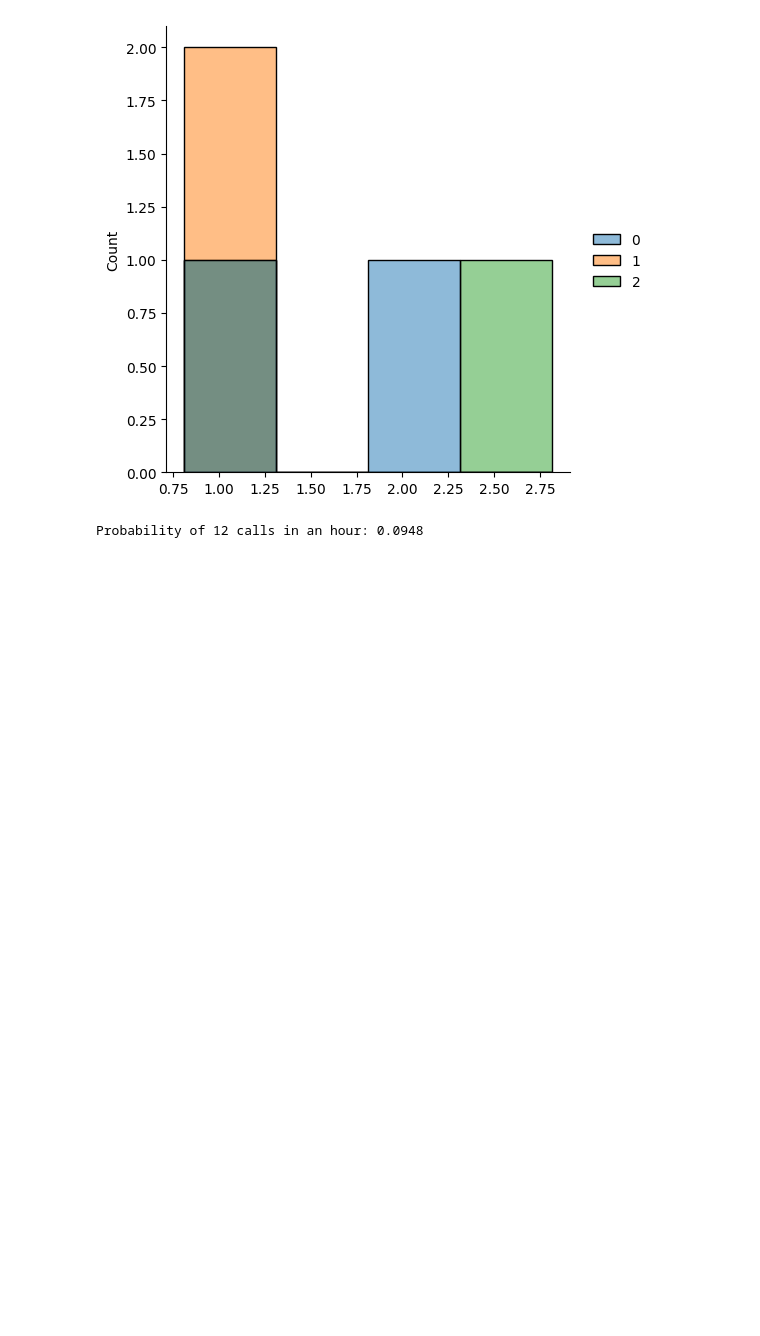
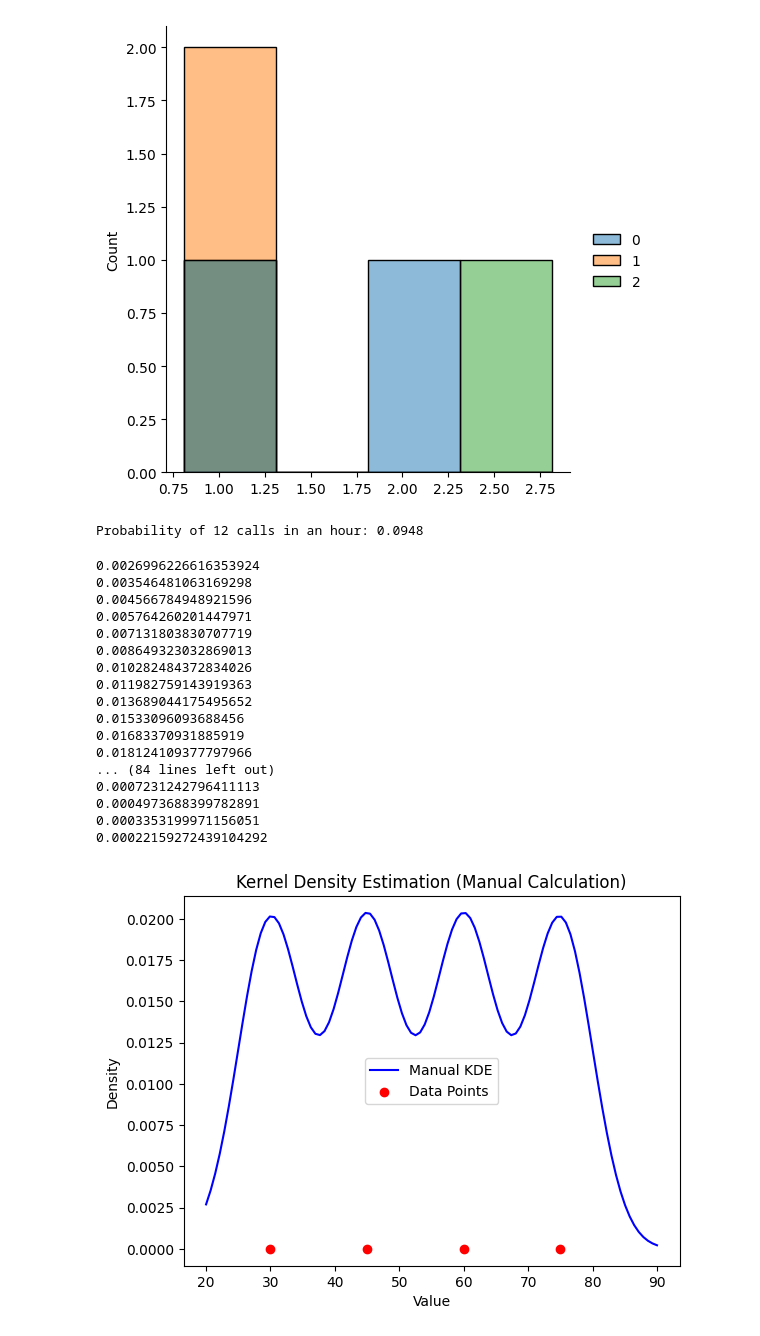
Before and after one commit to dhavalvalaa/Ai_Ml_QB, a Jupyter notebook: numpy/16_06/distibutions.ipynb, the cells around one changed output. Saved outputs shown, nothing was run; the diff lists cells and outputs as text; code cells hidden in the pictures; blank space fills up the shorter version.

```diff
--- a/numpy/16_06/distibutions.ipynb
+++ b/numpy/16_06/distibutions.ipynb
@@ -32,3 +32,61 @@ probability = poisson.pmf(k, lambda_)
 print(f"Probability of 12 calls in an hour: {probability:.4f}")
 # %% [output]
 Probability of 12 calls in an hour: 0.0948
+# %%
+import numpy as np
+import matplotlib.pyplot as plt
+
+# Gaussian Kernel Function
+def gaussian_kernel(x, xi, bandwidth):
+    return (1 / np.sqrt(2 * np.pi)) * np.exp(-0.5 * ((x - xi) / bandwidth) ** 2)
+
+# KDE Function
+def kde_manual(x_values, data, bandwidth):
+    kde_values = np.zeros_like(x_values)
+    n = len(data)
+
+    for i, x in enumerate(x_values):
+        kde_values[i] = np.sum([gaussian_kernel(x, xi, bandwidth) for xi in data]) / (n * bandwidth)
+
+    return kde_values
+
+# Sample Data
+data = np.array([30, 45, 60, 75])
+x_values = np.linspace(20, 90, 100)  # Points to evaluate KDE
+bandwidth = 5  # Adjust bandwidth for smoothness
+
+# Compute KDE
+kde_values = kde_manual(x_values, data, bandwidth)
+
+
+
+for i in kde_values:
+    print(i)
+
+# Plot Results
+plt.plot(x_values, kde_values, label="Manual KDE", color="blue")
+plt.scatter(data, np.zeros_like(data), color="red", label="Data Points", zorder=3)
+plt.xlabel("Value")
+plt.ylabel("Density")
+plt.title("Kernel Density Estimation (Manual Calculation)")
+plt.legend()
+plt.show()
+# %% [output]
+0.0026996226616353924
+0.003546481063169298
+0.004566784948921596
+0.005764260201447971
+0.007131803830707719
+0.008649323032869013
+0.010282484372834026
+0.011982759143919363
+0.013689044175495652
+0.01533096093688456
+0.01683370931885919
+0.018124109377797966
+... (84 lines left out)
+0.0007231242796411113
+0.0004973688399782891
+0.0003353199971156051
+0.00022159272439104292
+[figure, added]
```
Also changed, not shown: parts of 16 cells of this notebook, 1 other file.
